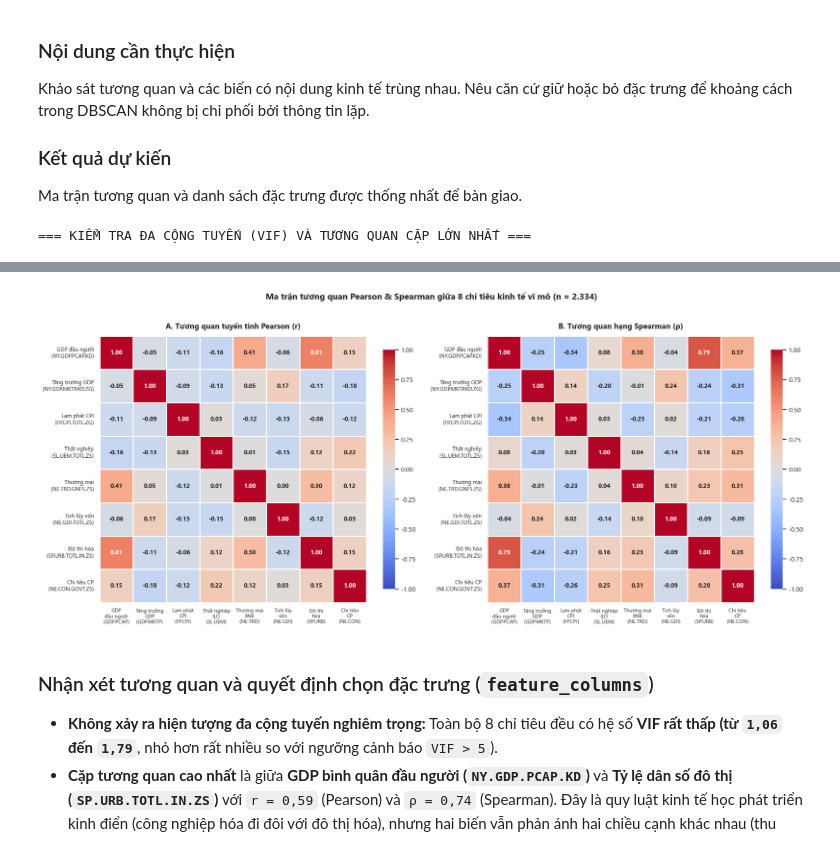
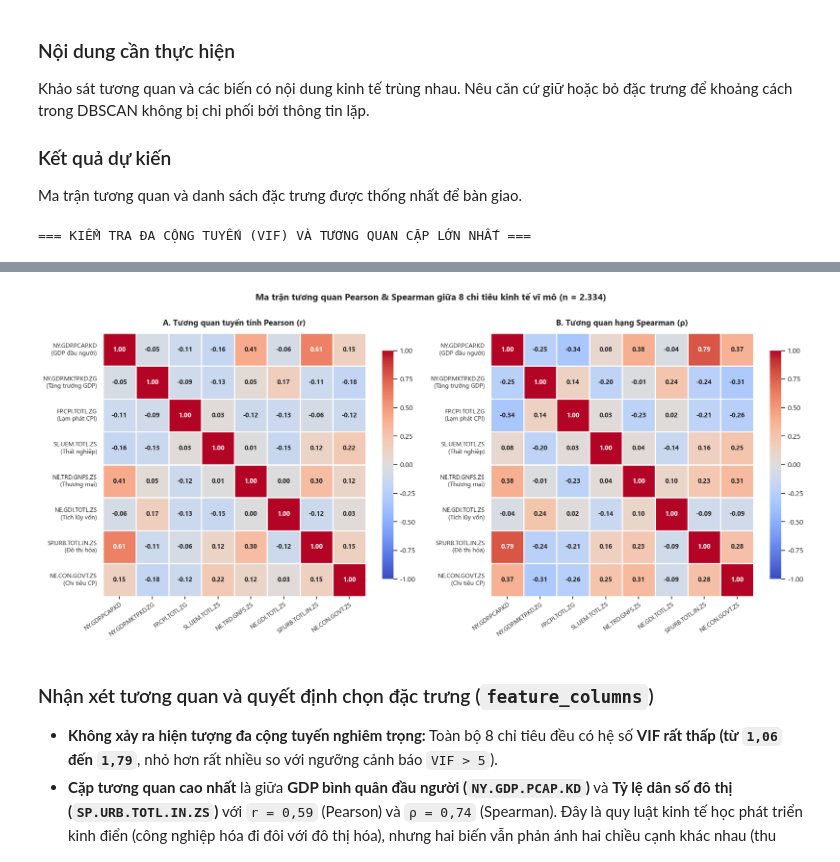
Before and after one commit to nguyenkhang310/DBSCAN, a Jupyter notebook: Duc/notebook/01_tien_xu_ly_du_lieu.ipynb, the cells around one changed output, grey strips where cells are left out. Cells and saved outputs as stored; diff of their text form; code cells hidden in the pictures.

Commit message:
style(duc): keep full WDI codes on correlation x-axis with anchored tick alignment

```diff
--- a/Duc/notebook/01_tien_xu_ly_du_lieu.ipynb
+++ b/Duc/notebook/01_tien_xu_ly_du_lieu.ipynb
@@ -831,18 +831,8 @@ print("=== KIỂM TRA ĐA CỘNG TUYẾN (VIF) VÀ TƯƠNG QUAN CẶP LỚN NH
 display(vif_df)
 
 # 3. Vẽ biểu đồ Heatmap so sánh Pearson và Spearman
-fig, axes = plt.subplots(1, 2, figsize=(18, 7.5))
-y_labels = [f"{SHORT_NAMES_VI[c].split(' (')[0]}\n({c})" for c in FEATURE_COLS]
-x_labels = [
-    "GDP\nđầu người\n(GDP.PCAP)",
-    "Tăng trưởng\nGDP\n(GDP.MKTP)",
-    "Lạm phát\nCPI\n(FP.CPI)",
-    "Thất nghiệp\nILO\n(SL.UEM)",
-    "Thương mại\nXNK\n(NE.TRD)",
-    "Tích lũy\nvốn\n(NE.GDI)",
-    "Đô thị\nhóa\n(SP.URB)",
-    "Chi tiêu\nCP\n(NE.CON)",
-]
+fig, axes = plt.subplots(1, 2, figsize=(17, 7.2))
+y_labels = [f"{c}\n({SHORT_NAMES_VI[c].split(' (')[0]})" for c in FEATURE_COLS]
 
 sns.heatmap(
     corr_pearson,
@@ -852,7 +842,7 @@ sns.heatmap(
     vmin=-1,
     vmax=1,
     center=0,
-    xticklabels=x_labels,
+    xticklabels=FEATURE_COLS,
     yticklabels=y_labels,
     ax=axes[0],
     linewidths=0.8,
@@ -861,8 +851,9 @@ sns.heatmap(
     cbar_kws={"shrink": 0.82},
 )
 axes[0].set_title("A. Tương quan tuyến tính Pearson (r)", fontsize=12.5, fontweight="bold", pad=12)
-axes[0].set_xticklabels(x_labels, rotation=0, ha="center", fontsize=8.5)
-axes[0].set_yticklabels(y_labels, rotation=0, va="center", fontsize=9)
+axes[0].set_xticklabels(FEATURE_COLS, rotation=35, ha="right", rotation_mode="anchor", fontsize=9.5)
+axes[0].set_yticklabels(y_labels, rotation=0, va="center", fontsize=9.5)
+axes[0].tick_params(axis="x", bottom=True, length=4)
 
 sns.heatmap(
     corr_spearman,
@@ -872,40 +863,41 @@ sns.heatmap(
     vmin=-1,
     vmax=1,
     center=0,
-    xticklabels=x_labels,
+    xticklabels=FEATURE_COLS,
     yticklabels=y_labels,
     ax=axes[1],
     linewidths=0.8,
     square=True,
     annot_kws={"size": 10, "weight": "bold"},
     cbar_kws={"shrink": 0.82},
 )
 axes[1].set_title("B. Tương quan hạng Spearman (ρ)", fontsize=12.5, fontweight="bold", pad=12)
-axes[1].set_xticklabels(x_labels, rotation=0, ha="center", fontsize=8.5)
-axes[1].set_yticklabels(y_labels, rotation=0, va="center", fontsize=9)
+axes[1].set_xticklabels(FEATURE_COLS, rotation=35, ha="right", rotation_mode="anchor", fontsize=9.5)
+axes[1].set_yticklabels(y_labels, rotation=0, va="center", fontsize=9.5)
+axes[1].tick_params(axis="x", bottom=True, length=4)
 
 plt.suptitle(
     "Ma trận tương quan Pearson & Spearman giữa 8 chỉ tiêu kinh tế vĩ mô (n = 2.334)",
     fontsize=14,
     fontweight="bold",
     y=1.02,
 )
 plt.tight_layout()
 fig_path_05 = DUC_FIG_DIR / "05_ma_tran_tuong_quan.png"
 plt.savefig(fig_path_05, bbox_inches="tight")
 plt.show()
 # %% [output]
 === KIỂM TRA ĐA CỘNG TUYẾN (VIF) VÀ TƯƠNG QUAN CẶP LỚN NHẤT ===
 |  | Mã chỉ tiêu | Tên chỉ tiêu | VIF (Đơn vị gốc) | |r| Pearson lớn nhất với biến khác | |rho| Spearman lớn nhất với biến ... |
 | 0 | NY.GDP.PCAP.KD | GDP đầu người (USD 2015) | 1.9833 | 0.6133 | 0.7872 |
 | 1 | SP.URB.TOTL.IN.ZS | Đô thị hóa (%) | 1.7568 | 0.6133 | 0.7872 |
 | 2 | NE.TRD.GNFS.ZS | Thương mại (% GDP) | 1.2379 | 0.4139 | 0.3846 |
 | 3 | SL.UEM.TOTL.ZS | Thất nghiệp (%) | 1.2161 | 0.2150 | 0.2521 |
 | 4 | NE.CON.GOVT.ZS | Chi tiêu CP (% GDP) | 1.1414 | 0.2150 | 0.3724 |
 | 5 | NY.GDP.MKTP.KD.ZG | Tăng trưởng GDP (%) | 1.0928 | 0.1776 | 0.3105 |
 | 6 | NE.GDI.TOTL.ZS | Tích lũy vốn (% GDP) | 1.0824 | 0.1671 | 0.2431 |
 | 7 | FP.CPI.TOTL.ZG | Lạm phát CPI (%) | 1.0581 | 0.1318 | 0.3414 |
-[figure, old version]
+[figure, new version]
 # %% [markdown]
 ### Nhận xét tương quan và quyết định chọn đặc trưng (`feature_columns`)
 
```
Also changed, not shown: 1 other file.
